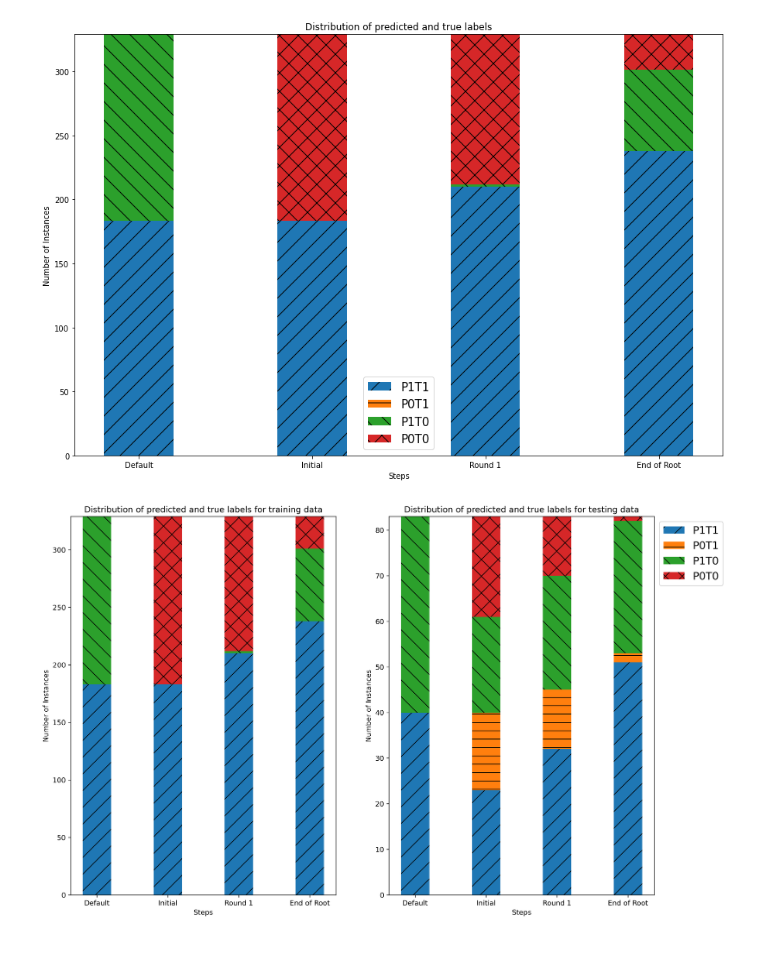
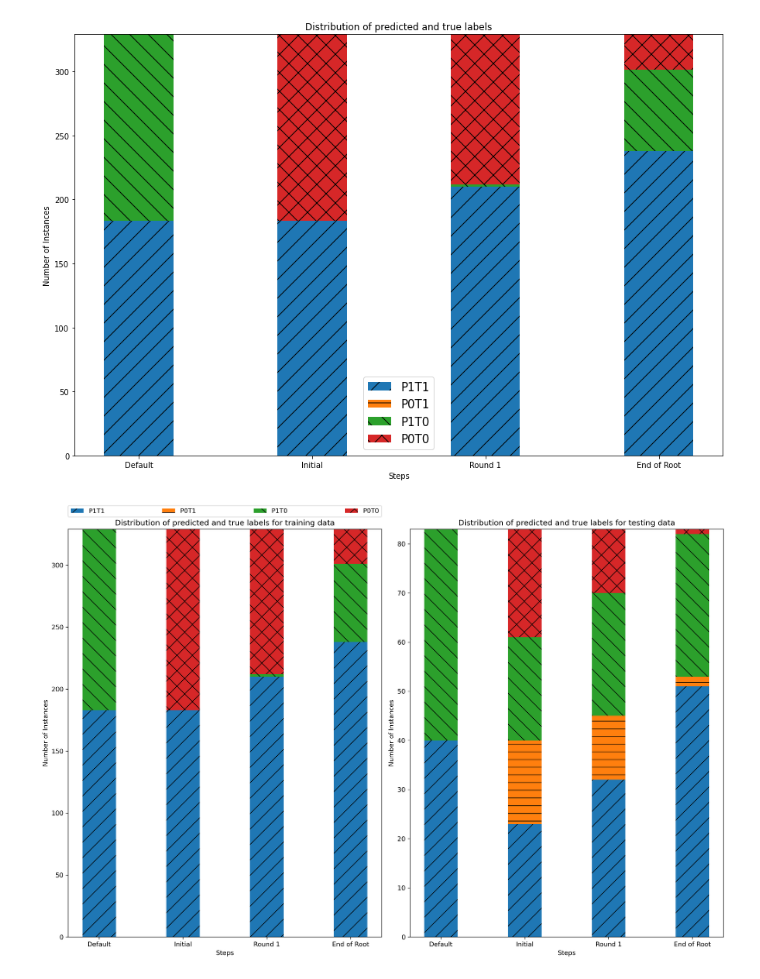
Before and after one commit to ambareeshvaidya/cp_outcome, a Jupyter notebook: new analysis/Misclassified visualization.ipynb, the cells around one changed output. Drawn from its saved outputs; the diff is of its cells as text; code cells hidden in the pictures; blank space fills up the shorter version.

```diff
--- a/new analysis/Misclassified visualization.ipynb
+++ b/new analysis/Misclassified visualization.ipynb
@@ -502,33 +502,34 @@ plt.xlabel('Steps')
 plt.ylabel('Number of Instances')
 plt.title('Distribution of predicted and true labels for training data')
 
-
+plt.legend(bbox_to_anchor=(0, 1.03, 1, 0.2), loc="lower center", mode="expand", borderaxespad=0, ncol=4)
 plt.subplot(1,2,2)
 
 Step = ['Default', 'Initial', 'Round 1', 'End of Root']
 P1T1 = [40,23,32,51]
 P0T1 = [0,17,13,2]
 P1T0 = [43,21,25,29]
 P0T0 = [0,22,13,1]
 
 
 sum_1_2 = np.add(P1T1, P0T1).tolist()
 sum_1_2_3 = np.add(sum_1_2, P1T0).tolist()
 # fig, ax = plt.subplots(1,2,figsize=(15,10))
 plt.bar(Step, P1T1, hatch = '/', label = 'P1T1', width = 0.4)
 plt.bar(Step, P0T1, bottom = P1T1, hatch = '-', label = 'P0T1', width = 0.4)
 plt.bar(Step, P1T0, bottom = sum_1_2, hatch = '\\', label = 'P1T0', width = 0.4)
 plt.bar(Step, P0T0, bottom = sum_1_2_3, hatch = 'X', label = 'P0T0', width = 0.4)
 
 plt.xlabel('Steps')
 plt.ylabel('Number of Instances')
 plt.title('Distribution of predicted and true labels for testing data')
 
 
-plt.legend(fontsize = 15, bbox_to_anchor=(1,1))
+
+plt.tight_layout()
 plt.show()
 
 fname = "stacked_barplot"
 fig.savefig(fname, dpi=300)
 # %% [output]
-[figure, old version]
+[figure, new version]
```
Also changed, not shown: 8 other files.
